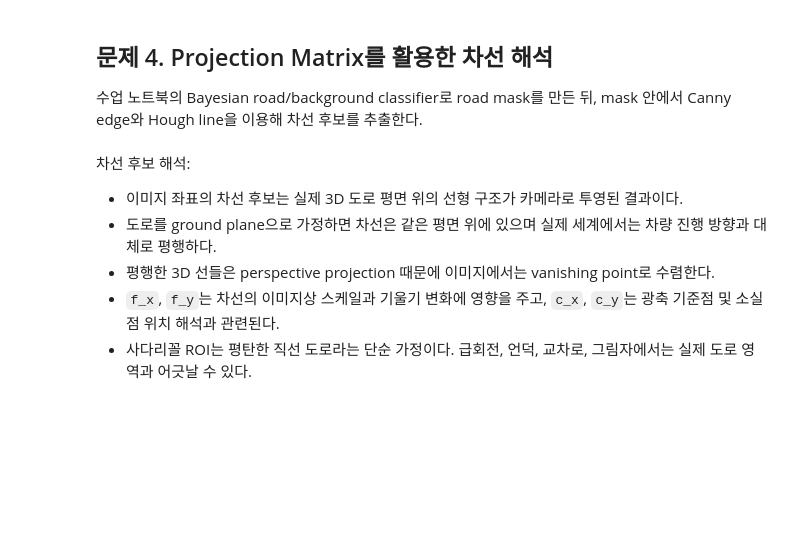
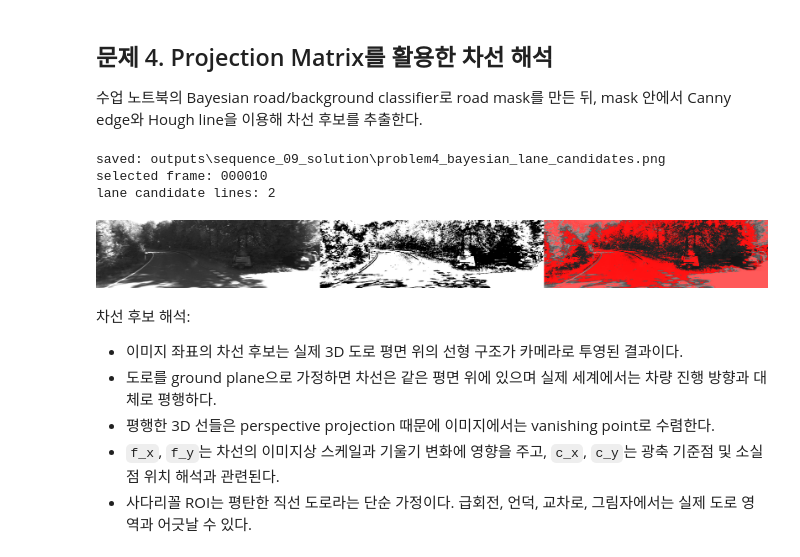
Before and after one commit to hyoeun02/Auto_V, a Jupyter notebook: ClassAuto_BayesianClassifier_solution.ipynb, the cells around one changed output. Cells and saved outputs as stored; diff of their text form; code cells hidden in the pictures; blank space fills up the shorter version.

```diff
--- a/ClassAuto_BayesianClassifier_solution.ipynb
+++ b/ClassAuto_BayesianClassifier_solution.ipynb
@@ -238,42 +292,72 @@ def bayesian_masks(frames, max_frames=30, alpha=0.85, prior_road=0.5):
         road_p = road_total / road_total.sum()
         bg_p = bg_total / bg_total.sum()
         mask, prob = classify_frame(img, road_p, bg_p, prior_road)
         results.append({"path": path, "img": img, "mask": mask, "prob": prob})
     return results
 
 def extract_lane_candidates(img, road_mask):
     if not HAS_CV2:
-        return [], np.array(Image.fromarray(img).filter(ImageFilter.FIND_EDGES))
+        edges = np.array(Image.fromarray(img).filter(ImageFilter.FIND_EDGES))
+        h, w = img.shape
+        search = (road_mask > 0) & (np.arange(h)[:, None] > int(h * 0.45))
+        edge_values = edges[search]
+        if edge_values.size == 0:
+            return [], edges
+        threshold = max(35, float(np.percentile(edge_values, 88)))
+        ys, xs = np.where(search & (edges >= threshold))
+        lane_lines = []
+        for side_mask in [xs < w * 0.48, xs > w * 0.52]:
+            side_x = xs[side_mask]
+            side_y = ys[side_mask]
+            if len(side_x) < 80:
+                continue
+            coeff = np.polyfit(side_y, side_x, 1)  # x = a*y + b
+            y1, y2 = h - 1, int(h * 0.52)
+            x1 = int(coeff[0] * y1 + coeff[1])
+            x2 = int(coeff[0] * y2 + coeff[1])
+            if 0 <= x1 < w and 0 <= x2 < w and abs(x2 - x1) > 5:
+                slope = (y2 - y1) / (x2 - x1)
+                lane_lines.append((x1, y1, x2, y2, slope))
+        return lane_lines, edges
     blur = cv2.GaussianBlur(img, (5, 5), 0)
     edges = cv2.Canny(blur, 50, 150) * road_mask.astype(np.uint8)
     lines = cv2.HoughLinesP(edges, 1, np.pi / 180, threshold=35, minLineLength=25, maxLineGap=30)
     lane_lines = []
     if lines is not None:
         h, w = img.shape
         for x1, y1, x2, y2 in lines[:, 0]:
             slope = np.inf if abs(x2 - x1) < 1 else (y2 - y1) / (x2 - x1)
             if abs(slope) > 0.35 and max(y1, y2) > h * 0.45:
                 lane_lines.append((x1, y1, x2, y2, slope))
     return lane_lines, edges
 
 results = bayesian_masks(frames, max_frames=30)
 if results:
     r = results[min(10, len(results) - 1)]
     lines, edges = extract_lane_candidates(r["img"], r["mask"])
+    base = Image.fromarray(r["img"]).convert("RGB")
+    mask_img = Image.fromarray((r["mask"].astype(np.uint8) * 255)).convert("RGB")
     overlay = np.stack([r["img"], r["img"], r["img"]], axis=-1)
     overlay[r["mask"], 0] = 255
     overlay[r["mask"], 1:] = (overlay[r["mask"], 1:] * 0.35).astype(np.uint8)
+    overlay_img = Image.fromarray(overlay)
     if HAS_CV2:
+        draw = ImageDraw.Draw(overlay_img)
         for x1, y1, x2, y2, slope in lines:
-            cv2.line(overlay, (x1, y1), (x2, y2), (0, 255, 255), 3)
+            draw.line((x1, y1, x2, y2), fill=(0, 255, 255), width=3)
 
-    fig, ax = plt.subplots(1, 3, figsize=(15, 4))
-    ax[0].imshow(r["img"], cmap="gray"); ax[0].set_title("input")
-    ax[1].imshow(r["mask"], cmap="gray"); ax[1].set_title("Bayesian road mask")
-    ax[2].imshow(overlay); ax[2].set_title(f"lane candidates: {len(lines)}")
-    for a in ax:
-        a.axis("off")
-    plt.show()
+    sheet = Image.new("RGB", (W * 3, H), "white")
+    sheet.paste(base, (0, 0))
+    sheet.paste(mask_img, (W, 0))
+    sheet.paste(overlay_img, (W * 2, 0))
+    save_image(sheet, "problem4_bayesian_lane_candidates.png")
+    print("selected frame:", r["path"].stem)
+    print("lane candidate lines:", len(lines))
+# %% [output]
+saved: outputs\sequence_09_solution\problem4_bayesian_lane_candidates.png
+selected frame: 000010
+lane candidate lines: 2
+[figure, added]
 # %% [markdown]
 차선 후보 해석:
 
```
Also changed, not shown: parts of 6 cells of this notebook.
